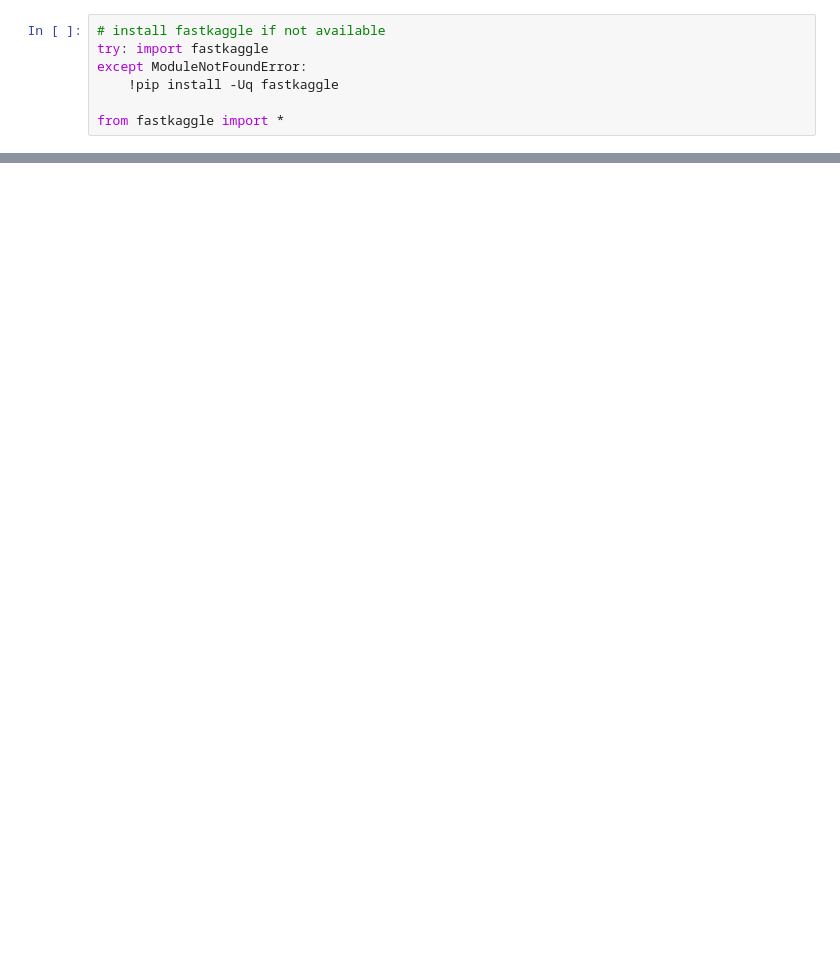
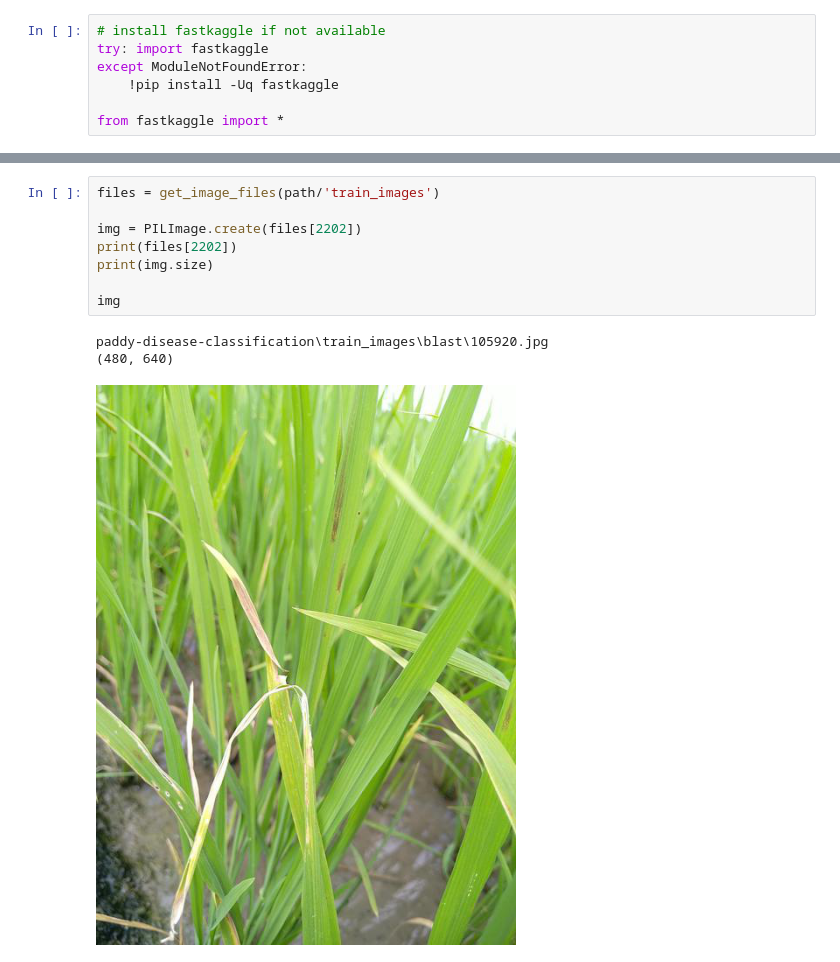
Before and after one commit to lukexyz/crystal-ball, a Jupyter notebook: nbs/fastkaggle.ipynb, the cells around one changed output, grey strips where cells are left out. Drawn from its saved outputs; the diff is of its cells as text; blank space fills up the shorter version.

```diff
--- a/nbs/fastkaggle.ipynb
+++ b/nbs/fastkaggle.ipynb
@@ -18,0 +179,12 @@ Path('paddy-disease-classification')
+# %%
+files = get_image_files(path/'train_images')
+
+img = PILImage.create(files[2202])
+print(files[2202])
+print(img.size)
+
+img
+# %% [output]
+paddy-disease-classification\train_images\blast\105920.jpg
+(480, 640)
+[figure, added]
```
Also changed, not shown: parts of 27 cells of this notebook.
